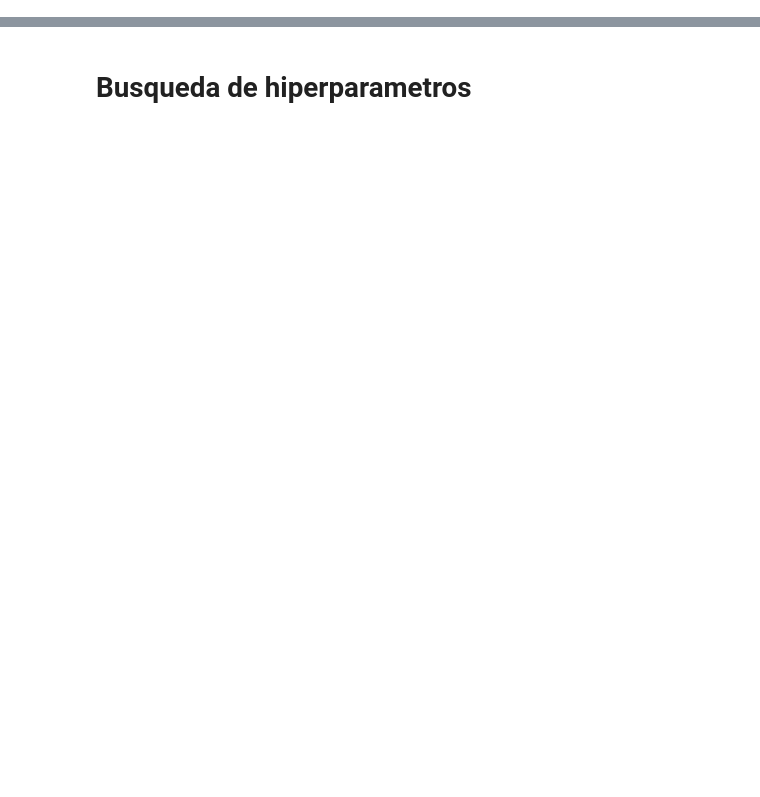
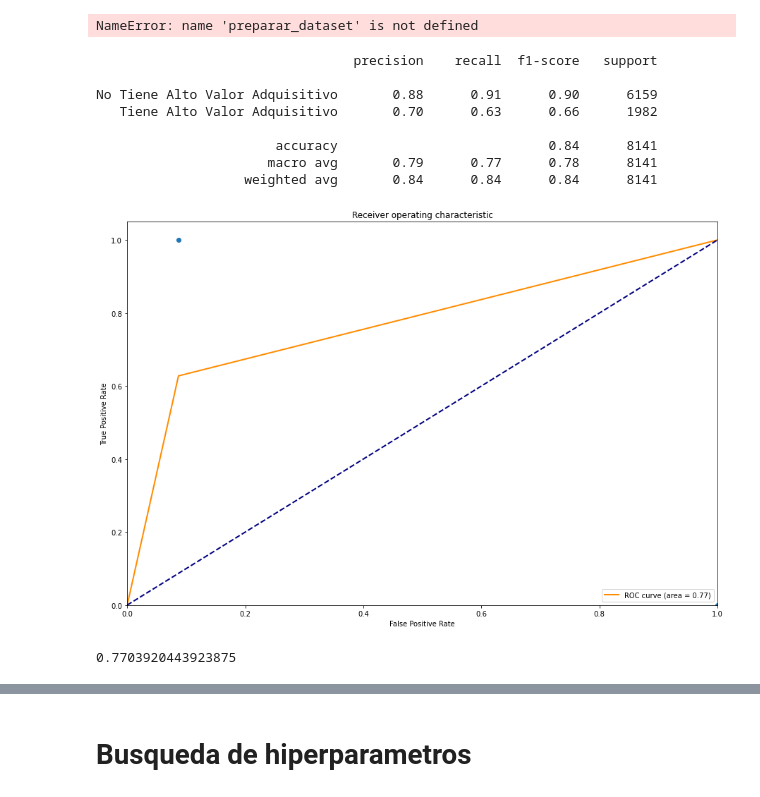
Before and after one commit to MateoCraviotto/Organizacion-de-datos-fiuba-1, a Jupyter notebook: TP2/KNN.ipynb, the cells around one changed output, grey strips where cells are left out. Cells and saved outputs as stored; diff of their text form; code cells hidden in the pictures; blank space fills up the shorter version.

```diff
--- a/TP2/KNN.ipynb
+++ b/TP2/KNN.ipynb
@@ -18,5 +17,25 @@ df = pd.read_csv("https://docs.google.com/spreadsheets/d/1-DWTP8uwVS-dZY402-dm0F
 # %%
+df = traer_df()
 df = preparar_dataset(df)
+# %% [output]
+NameError: name 'preparar_dataset' is not defined
 # %%
 X, y = dividir_dataset(df)
 X_train, X_test, y_train, y_test = train_test_split(X, y, test_size=0.25, random_state=0)
+# %%
+knn = KNeighborsClassifier(n_neighbors=5, weights='uniform', metric='minkowski')
+knn.fit(X_train, y_train)
+y_pred = knn.predict(X_test)
+print(classification_report(y_test, y_pred, target_names=['No Tiene Alto Valor Adquisitivo', 'Tiene Alto Valor Adquisitivo']))
+graficar_auc_roc(y_test,y_pred)
+# %% [output]
+                                 precision    recall  f1-score   support
+
+No Tiene Alto Valor Adquisitivo       0.88      0.91      0.90      6159
+   Tiene Alto Valor Adquisitivo       0.70      0.63      0.66      1982
+
+                       accuracy                           0.84      8141
+                      macro avg       0.79      0.77      0.78      8141
+                   weighted avg       0.84      0.84      0.84      8141
+[figure, added]
+0.7703920443923875
```
Also changed, not shown: parts of 13 cells of this notebook.
